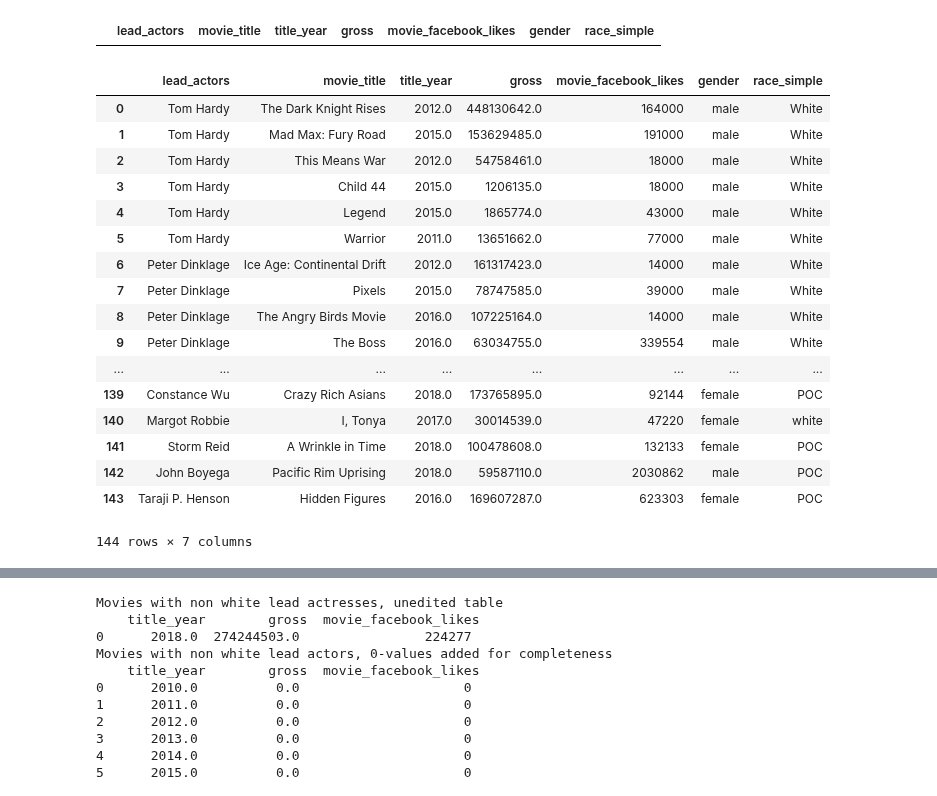
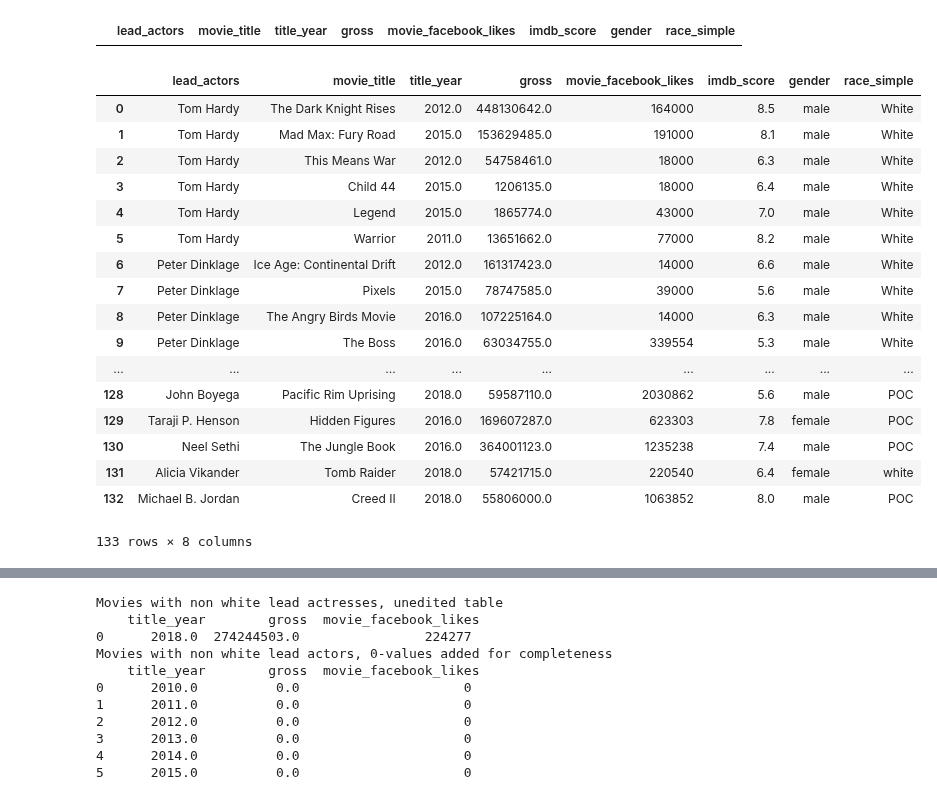
Before and after one commit to Data-Science-HTW/diversity-in-movies, a Jupyter notebook: Diversity in Movies.ipynb, the cells around one changed output, grey strips where cells are left out. Drawn from its saved outputs; the diff is of its cells as text; code cells hidden in the pictures.

Commit message:
Keep IMDB score and remove video games

```diff
--- a/Diversity in Movies.ipynb
+++ b/Diversity in Movies.ipynb
@@ -57,7 +37,7 @@ biopics_dataframe = biopics_dataframe.rename(columns={'lead_actor_actress': 'lea
 #Clean Up Part 1: Remove unnecessary columns
 #I think we should first eliminate unnecessary columns and then merge, this way the table is easier to look at
 #We should remove movies that are too old for us to look at!
-movies_dataframe = movies_dataframe[['lead_actors', 'movie_title', 'title_year', 'gross', 'movie_facebook_likes']]
+movies_dataframe = movies_dataframe[['lead_actors', 'movie_title', 'title_year', 'gross', 'movie_facebook_likes', 'imdb_score']]
 actors_dataframe = actors_dataframe[['lead_actors', 'gender', 'race_simple']]
 # %%
 #Clean Up Part 2: Merge
@@ -133 +135,5 @@ movies_dataframe_noDuplicates[np.isnan(movies_dataframe_noDuplicates.gross)]
+# %%
+#Clean Up Part 5: Delete video games – which now have 0 gross revenue
+#we only want to include movies
+movies_dataframe_noDuplicates = movies_dataframe_noDuplicates[movies_dataframe_noDuplicates.gross != 0]
 # %%
@@ -165,96 +171,96 @@ for idx, row in movies_dataframe_noDuplicates.query('movie_facebook_likes == 0')
     movies_dataframe_noDuplicates.at[idx, 'movie_facebook_likes'] = missing_fb_likes[row['movie_title'].strip()]
     #https://stackoverflow.com/questions/10993612/python-removing-xa0-from-string
 # %%
-#Clean Up Part 4: check one more time if the 0 values are no longer in the data
+#Clean Up Part 6: check one more time if the 0 values are no longer in the data
 movies_dataframe_noDuplicates.query('movie_facebook_likes == 0')
 # %% [output]
-|  | lead_actors | movie_title | title_year | gross | movie_facebook_likes | gender | race_simple |
+|  | lead_actors | movie_title | title_year | gross | movie_facebook_likes | imdb_score | gender | race_simple |
 # %%
 #Adding some new data from 2017 and 2018 (some from 2016)
 movies_dataframe_noDuplicates = movies_dataframe_noDuplicates.append({'lead_actors' : 'Gal Gadot' , 'movie_title' : 'Wonder Woman',
                                                                      'title_year': 2017 ,'gross': 412563408,
-                                                                      'movie_facebook_likes': 2244745,
+                                                                      'movie_facebook_likes': 2244745, 'imdb_score': 7.5,
                                                                       'gender': 'female', 'race_simple': 'White'}, ignore_index=True)
 movies_dataframe_noDuplicates = movies_dataframe_noDuplicates.append({'lead_actors' : 'Gael Garcia Bernal' , 'movie_title' : 'Coco',
                                                                      'title_year': 2017 ,'gross': 209726015,
-                                                                      'movie_facebook_likes': 744460 ,
+                                                                      'movie_facebook_likes': 744460, 'imdb_score': 8.4 ,
                                                                       'gender': 'male', 'race_simple': 'POC'}, ignore_index=True)
 movies_dataframe_noDuplicates = movies_dataframe_noDuplicates.append({'lead_actors' : 'Daniel Kaluuya' , 'movie_title' : "Get Out",
                                                                      'title_year': 2017 ,'gross': 176040665,
-                                                                      'movie_facebook_likes': 468828,
+                                                                      'movie_facebook_likes': 468828, 'imdb_score': 7.7,
                                                                       'gender': 'male', 'race_simple': 'POC'}, ignore_index=True)
 movies_dataframe_noDuplicates = movies_dataframe_noDuplicates.append({'lead_actors' : 'Anna Kendrick' , 'movie_title' : "Pitch Perfect 3",
                                                                      'title_year': 2017 ,'gross': 104897530,
-                                                                      'movie_facebook_likes': 5961116,
+                                                                      'movie_facebook_likes': 5961116, 'imdb_score': 5.9,
                                                                       'gender': 'female', 'race_simple': 'white'}, ignore_index=True)
 movies_dataframe_noDuplicates = movies_dataframe_noDuplicates.append({'lead_actors' : 'Samuel L. Jackson' , 'movie_title' : "The Hitman's Bodyguard",
                                                                      'title_year': 2017 ,'gross': 75468583,
-                                                                      'movie_facebook_likes': 166718,
+                                                                      'movie_facebook_likes': 166718, 'imdb_score': 6.9,
                                                                       'gender': 'male', 'race_simple': 'POC'}, ignore_index=True)
 movies_dataframe_noDuplicates = movies_dataframe_noDuplicates.append({'lead_actors' : 'Chadwick Boseman' , 'movie_title' : 'Black Panther',
                                                                      'title_year': 2018 ,'gross': 700059566,
-                                                                      'movie_facebook_likes': 993239 ,
+                                                                      'movie_facebook_likes': 993239 , 'imdb_score': 7.4,
                                                                       'gender': 'male', 'race_simple': 'POC'}, ignore_index=True)
 movies_dataframe_noDuplicates = movies_dataframe_noDuplicates.append({'lead_actors' : 'Sandra Bullock' , 'movie_title' : "Ocean's 8",
                                                                      'title_year': 2018 ,'gross': 139377762,
-                                                                      'movie_facebook_likes': 1031,
+                                                                      'movie_facebook_likes': 1031, 'imdb_score': 6.2,
                                                                       'gender': 'female', 'race_simple': 'white'}, ignore_index=True)
 movies_dataframe_noDuplicates = movies_dataframe_noDuplicates.append({'lead_actors' : 'Denzel Washington' , 'movie_title' : "The Equalizer 2",
                                                                      'title_year': 2018 ,'gross': 102084362,
-                                                                      'movie_facebook_likes': 699100,
+                                                                      'movie_facebook_likes': 699100, 'imdb_score': 6.8,
                                                                       'gender': 'male', 'race_simple': 'POC'}, ignore_index=True)
 movies_dataframe_noDuplicates = movies_dataframe_noDuplicates.append({'lead_actors' : 'Constance Wu' , 'movie_title' : "Crazy Rich Asians",
                                                                      'title_year': 2018 ,'gross': 173765895,
-                                                                      'movie_facebook_likes': 92144,
+                                                                      'movie_facebook_likes': 92144, 'imdb_score': 7.2,
                                                                       'gender': 'female', 'race_simple': 'POC'}, ignore_index=True)
 movies_dataframe_noDuplicates = movies_dataframe_noDuplicates.append({'lead_actors' : 'Margot Robbie' , 'movie_title' : "I, Tonya",
                                                                      'title_year': 2017 ,'gross': 30014539,
-                                                                      'movie_facebook_likes': 47220,
+                                                                      'movie_facebook_likes': 47220, 'imdb_score': 7.5,
                                                                       'gender': 'female', 'race_simple': 'white'}, ignore_index=True)
 movies_dataframe_noDuplicates = movies_dataframe_noDuplicates.append({'lead_actors' : 'Storm Reid' , 'movie_title' : "A Wrinkle in Time",
                                                                      'title_year': 2018 ,'gross': 100478608,
-                                                                      'movie_facebook_likes': 132133,
+                                                                      'movie_facebook_likes': 132133, 'imdb_score': 4.2,
                                                                       'gender': 'female', 'race_simple': 'POC'}, ignore_index=True)
 movies_dataframe_noDuplicates = movies_dataframe_noDuplicates.append({'lead_actors' : 'John Boyega' , 'movie_title' : "Pacific Rim Uprising",
                                                                      'title_year': 2018 ,'gross': 59587110,
-                                                                      'movie_facebook_likes': 2030862,
+                                                                      'movie_facebook_likes': 2030862, 'imdb_score': 5.6,
                                                                       'gender': 'male', 'race_simple': 'POC'}, ignore_index=True)
 movies_dataframe_noDuplicates = movies_dataframe_noDuplicates.append({'lead_actors' : 'Taraji P. Henson' , 'movie_title' : 'Hidden Figures',
                                                                      'title_year': 2016 ,'gross': 169607287,
-                                                                      'movie_facebook_likes': 623303,
+                                                                      'movie_facebook_likes': 623303, 'imdb_score': 7.8,
                                                                       'gender': 'female', 'race_simple': 'POC'}, ignore_index=True)
 movies_dataframe_noDuplicates = movies_dataframe_noDuplicates.append({'lead_actors' : 'Neel Sethi' , 'movie_title' : 'The Jungle Book',
                                                                      'title_year': 2016 ,'gross': 364001123,
-                                                                      'movie_facebook_likes': 1235238,
+                                                                      'movie_facebook_likes': 1235238, 'imdb_score': 7.4,
                                                                       'gender': 'male', 'race_simple': 'POC'}, ignore_index=True)
 movies_dataframe_noDuplicates = movies_dataframe_noDuplicates.append({'lead_actors' : 'Alicia Vikander' , 'movie_title' : 'Tomb Raider',
                                                                      'title_year': 2018 ,'gross': 57421715,
-                                                                      'movie_facebook_likes': 220540,
+                                                                      'movie_facebook_likes': 220540, 'imdb_score': 6.4,
                                                                       'gender': 'female', 'race_simple': 'white'}, ignore_index=True)
 movies_dataframe_noDuplicates = movies_dataframe_noDuplicates.append({'lead_actors' : 'Michael B. Jordan' , 'movie_title' : 'Creed II',
                                                                      'title_year': 2018 ,'gross': 55806000,
-                                                                      'movie_facebook_likes': 1063852,
+                                                                      'movie_facebook_likes': 1063852, 'imdb_score': 8.0,
                                                                       'gender': 'male', 'race_simple': 'POC'}, ignore_index=True)
 movies_dataframe_noDuplicates
 # %% [output]
-|  | lead_actors | movie_title | title_year | gross | movie_facebook_likes | gender | race_simple |
-| 0 | Tom Hardy | The Dark Knight Rises | 2012.0 | 448130642.0 | 164000 | male | White |
-| 1 | Tom Hardy | Mad Max: Fury Road | 2015.0 | 153629485.0 | 191000 | male | White |
-| 2 | Tom Hardy | This Means War | 2012.0 | 54758461.0 | 18000 | male | White |
-| 3 | Tom Hardy | Child 44 | 2015.0 | 1206135.0 | 18000 | male | White |
-| 4 | Tom Hardy | Legend | 2015.0 | 1865774.0 | 43000 | male | White |
-| 5 | Tom Hardy | Warrior | 2011.0 | 13651662.0 | 77000 | male | White |
-| 6 | Peter Dinklage | Ice Age: Continental Drift | 2012.0 | 161317423.0 | 14000 | male | White |
-| 7 | Peter Dinklage | Pixels | 2015.0 | 78747585.0 | 39000 | male | White |
-| 8 | Peter Dinklage | The Angry Birds Movie | 2016.0 | 107225164.0 | 14000 | male | White |
-| 9 | Peter Dinklage | The Boss | 2016.0 | 63034755.0 | 339554 | male | White |
-| ... | ... | ... | ... | ... | ... | ... | ... |
-| 139 | Constance Wu | Crazy Rich Asians | 2018.0 | 173765895.0 | 92144 | female | POC |
-| 140 | Margot Robbie | I, Tonya | 2017.0 | 30014539.0 | 47220 | female | white |
-| 141 | Storm Reid | A Wrinkle in Time | 2018.0 | 100478608.0 | 132133 | female | POC |
-| 142 | John Boyega | Pacific Rim Uprising | 2018.0 | 59587110.0 | 2030862 | male | POC |
-| 143 | Taraji P. Henson | Hidden Figures | 2016.0 | 169607287.0 | 623303 | female | POC |
+|  | lead_actors | movie_title | title_year | gross | movie_facebook_likes | imdb_score | gender | race_simple |
+| 0 | Tom Hardy | The Dark Knight Rises | 2012.0 | 448130642.0 | 164000 | 8.5 | male | White |
+| 1 | Tom Hardy | Mad Max: Fury Road | 2015.0 | 153629485.0 | 191000 | 8.1 | male | White |
+| 2 | Tom Hardy | This Means War | 2012.0 | 54758461.0 | 18000 | 6.3 | male | White |
+| 3 | Tom Hardy | Child 44 | 2015.0 | 1206135.0 | 18000 | 6.4 | male | White |
+| 4 | Tom Hardy | Legend | 2015.0 | 1865774.0 | 43000 | 7.0 | male | White |
+| 5 | Tom Hardy | Warrior | 2011.0 | 13651662.0 | 77000 | 8.2 | male | White |
+| 6 | Peter Dinklage | Ice Age: Continental Drift | 2012.0 | 161317423.0 | 14000 | 6.6 | male | White |
+| 7 | Peter Dinklage | Pixels | 2015.0 | 78747585.0 | 39000 | 5.6 | male | White |
+| 8 | Peter Dinklage | The Angry Birds Movie | 2016.0 | 107225164.0 | 14000 | 6.3 | male | White |
+| 9 | Peter Dinklage | The Boss | 2016.0 | 63034755.0 | 339554 | 5.3 | male | White |
+| ... | ... | ... | ... | ... | ... | ... | ... | ... |
+| 128 | John Boyega | Pacific Rim Uprising | 2018.0 | 59587110.0 | 2030862 | 5.6 | male | POC |
+| 129 | Taraji P. Henson | Hidden Figures | 2016.0 | 169607287.0 | 623303 | 7.8 | female | POC |
+| 130 | Neel Sethi | The Jungle Book | 2016.0 | 364001123.0 | 1235238 | 7.4 | male | POC |
+| 131 | Alicia Vikander | Tomb Raider | 2018.0 | 57421715.0 | 220540 | 6.4 | female | white |
+| 132 | Michael B. Jordan | Creed II | 2018.0 | 55806000.0 | 1063852 | 8.0 | male | POC |
-144 rows × 7 columns
+133 rows × 8 columns
 # %%
 # VISUALIZATION
 # Part 1: Categorization and data preparation
```
Also changed, not shown: parts of 10 cells of this notebook.
